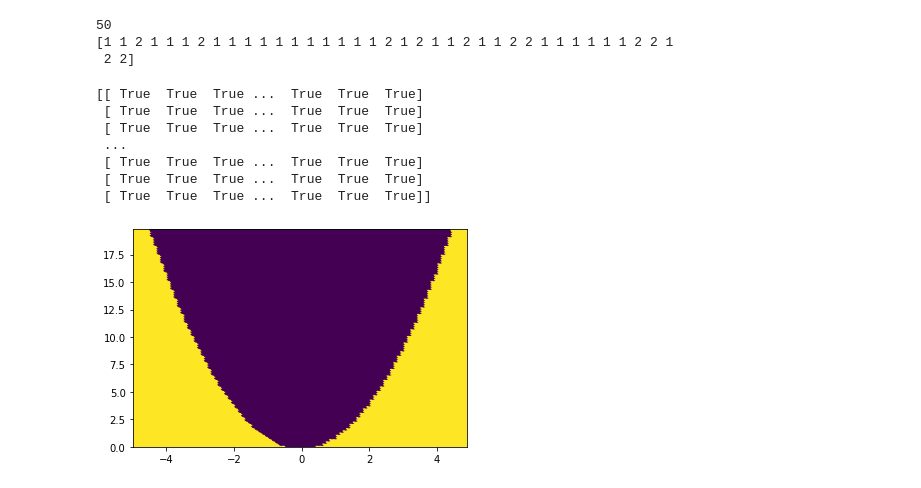
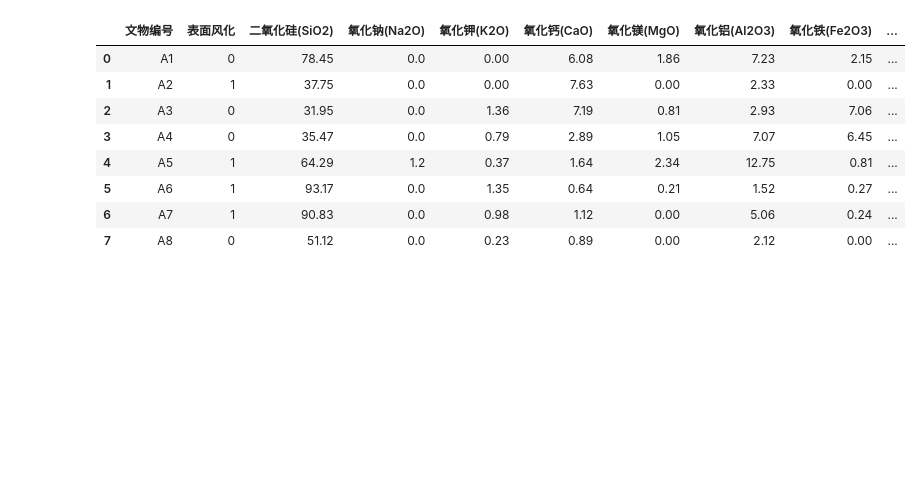
Before and after one commit to Fly-Pluche/2022-mathematical-modeling-C, a Jupyter notebook: solver/3.ipynb, the cells around one changed output. Drawn from its saved outputs; the diff is of its cells as text; code cells hidden in the pictures; blank space fills up the shorter version.

```diff
--- a/solver/3.ipynb
+++ b/solver/3.ipynb
@@ -608,0 +266,4 @@ diff_list [-0.1982912393, -0.002260606059999999, -0.0009875, 0.01028074867000000
+# %%
+data_pred = pd.read_excel('excel/extract/3/pred.xlsx')
+data_pred = data_pred.fillna(0)
+data_pred.head()
@@ -608,0 +277,4 @@ diff_list [-0.1982912393, -0.002260606059999999, -0.0009875, 0.01028074867000000
+# %%
+x_pred = data_pred.loc[:, '表面风化':'二氧化硫(SO2)']
+print(x_pred)
+print(x_pred.shape)
@@ -608,0 +299,3 @@ diff_list [-0.1982912393, -0.002260606059999999, -0.0009875, 0.01028074867000000
+# %%
+x_pred = tranfer.transform(x_pred)
+print(x_pred.shape)
@@ -609,6 +304,13 @@ diff_list [-0.1982912393, -0.002260606059999999, -0.0009875, 0.01028074867000000
 # %%
-y_pred = vote2.predict(point_numpy)
+y_pred = vote2.predict(x_pred)
 print(y_pred)
 print(y_pred.shape)
 print(sum(y_pred))
+pred_label = []
+for i in y_pred:
+    if i == 0:
+        pred_label.append('高钾')
+    elif i==1:
+        pred_label.append('铅钡')
+print(pred_label)
 # %% [output]
@@ -630,42 +321,14 @@ TypeError: can only concatenate str (not "float") to str
-# %%
-point_predict= vote2.predict(x_train)
-print(sum(point_predict))
-print(point_predict)
-# %% [output]
-50
-[1 1 2 1 1 1 2 1 1 1 1 1 1 1 1 1 1 1 2 1 2 1 1 2 1 1 2 2 1 1 1 1 1 1 2 2 1
- 2 2]
-# %%
-import numpy as np
-import matplotlib.pyplot as plt
-
-
-min_list = [i]
-x = np.arange(-5,5,0.1)
-y = np.arange(0,20,0.2)
-xx,yy = np.meshgrid(x,y)
-
-z = np.square(xx) - yy >0
-print(z)
-plt.contourf(xx,yy,z,cmap="cool")
-plt.scatter(xx,yy,c = z)
-plt.show()
-
-x = np.arange(-5, 5, 0.1)
-y = np.arange(0, 20, 0.2)
-xx, yy = np.meshgrid(x, y)
-
-z = np.square(xx) - yy > 0
-print(z)
-plt.contourf(xx, yy, z, cmap="cool")
-plt.scatter(xx, yy, c=z)
-plt.show()
-# %% [output]
-[[ True  True  True ...  True  True  True]
- [ True  True  True ...  True  True  True]
- [ True  True  True ...  True  True  True]
- ...
- [ True  True  True ...  True  True  True]
- [ True  True  True ...  True  True  True]
- [ True  True  True ...  True  True  True]]
-[figure, removed]
+# %%
+data_pred['类型']=pred_label
+data_pred.to_excel('./excel/result/3/pred_result.xlsx')
+data_pred
+# %% [output]
+|  | 文物编号 | 表面风化 | 二氧化硅(SiO2) | 氧化钠(Na2O) | 氧化钾(K2O) | 氧化钙(CaO) | 氧化镁(MgO) | 氧化铝(Al2O3) | 氧化铁(Fe2O3) | ... |
+| 0 | A1 | 0 | 78.45 | 0.0 | 0.00 | 6.08 | 1.86 | 7.23 | 2.15 | ... |
+| 1 | A2 | 1 | 37.75 | 0.0 | 0.00 | 7.63 | 0.00 | 2.33 | 0.00 | ... |
+| 2 | A3 | 0 | 31.95 | 0.0 | 1.36 | 7.19 | 0.81 | 2.93 | 7.06 | ... |
+| 3 | A4 | 0 | 35.47 | 0.0 | 0.79 | 2.89 | 1.05 | 7.07 | 6.45 | ... |
+| 4 | A5 | 1 | 64.29 | 1.2 | 0.37 | 1.64 | 2.34 | 12.75 | 0.81 | ... |
+| 5 | A6 | 1 | 93.17 | 0.0 | 1.35 | 0.64 | 0.21 | 1.52 | 0.27 | ... |
+| 6 | A7 | 1 | 90.83 | 0.0 | 0.98 | 1.12 | 0.00 | 5.06 | 0.24 | ... |
+| 7 | A8 | 0 | 51.12 | 0.0 | 0.23 | 0.89 | 0.00 | 2.12 | 0.00 | ... |
```
Also changed, not shown: parts of 21 cells of this notebook, 4 other files.
